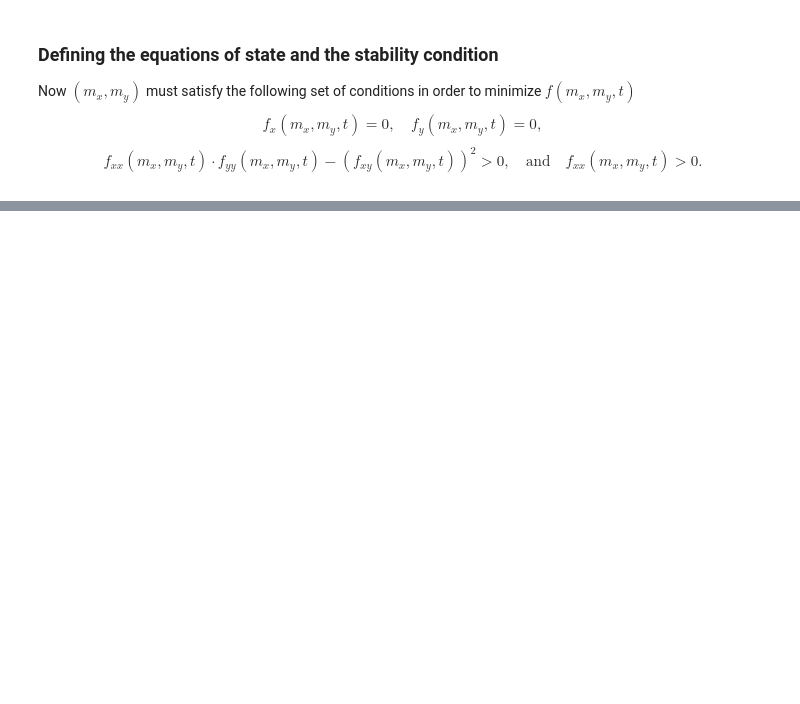
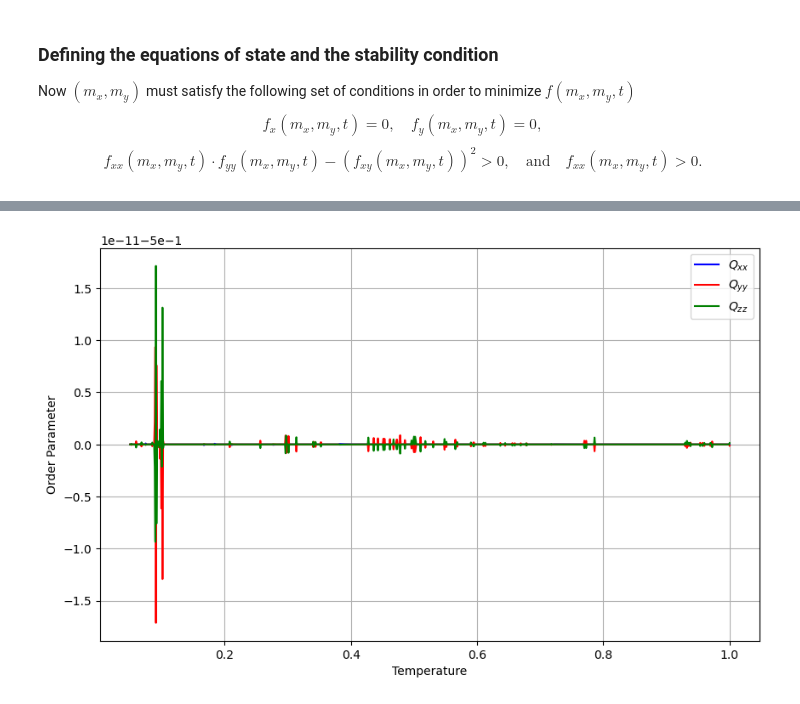
Before and after one commit to Gabrielkrzyzanowski/Master_Research, a Jupyter notebook: Potts_Model.ipynb, the cells around one changed output, grey strips where cells are left out. Cells and saved outputs as stored; diff of their text form; code cells hidden in the pictures; blank space fills up the shorter version.

```diff
--- a/Potts_Model.ipynb
+++ b/Potts_Model.ipynb
@@ -138,0 +297,72 @@ plt.show()
+# %%
+def stability_condition3(Q_xx, Q_yy, Q_zz, T):
+    # Compute second derivatives
+    fxx = f_xx(Q_xx, Q_yy, Q_zz, T)
+    fyy = f_yy(Q_xx, Q_yy, Q_zz, T)
+    fzz = f_zz(Q_xx, Q_yy, Q_zz, T)
+    fxy = f_xy(Q_xx, Q_yy, Q_zz, T)
+    fxz = f_xz(Q_xx, Q_yy, Q_zz, T)
+    fyz = f_yz(Q_xx, Q_yy, Q_zz, T)
+
+    # First condition
+    cond1 = fxx > 0
+
+    # Second condition (2x2 determinant)
+    cond2 = fxx * fyy - fxy ** 2 > 0
+
+    # Third condition (3x3 determinant)
+    det3x3 = (fxx * (fyy * fzz - fyz ** 2)
+              - fxy * (fxy * fzz - fyz * fxz)
+              + fxz * (fxy * fyz - fyy * fxz))
+    cond3 = det3x3 > 0
+
+    # Return the final stability condition
+    return cond1 and cond2 and cond3
+
+
+# Solve for a range of temperatures
+T_vals = np.linspace(0.05, 1, 1000)
+Q_xx= []
+Q_yy= []
+Q_zz= []
+
+for t in T_vals:
+    sol = fsolve(lambda Q: [f_x(Q, t), f_y(Q, t), f_z(Q, t)], [0.6, 0.3, 0.3])  # Initial guess [0, 0]
+    Q_xx.append(sol[0])
+    Q_yy.append(sol[1])
+    Q_zz.append(sol[2])
+
+
+Q_xx_stable=[]
+Q_yy_stable=[]
+Q_zz_stable=[]
+T_stable=[]
+
+for i in range(len(T_vals)):
+    if stability_condition3(Q_xx[i],Q_yy[i],Q_zz[i],T_vals[i]):
+        Q_xx_stable.append(Q_xx[i])
+        Q_yy_stable.append(Q_yy[i])
+        Q_zz_stable.append(Q_zz[i])
+        T_stable.append(T_vals[i])
+
+
+# Plot
+fig3=plt.figure(figsize=(10, 6))
+
+plt.plot(T_stable, Q_xx_stable, label=r'$Q_{xx}$', color='blue')
+plt.plot(T_stable, Q_yy_stable, label=r'$Q_{yy}$', color='red')
+plt.plot(T_stable, Q_zz_stable, label=r'$Q_{zz}$', color='green')
+
+
+#plt.plot(T_vals, Q_xx, label=r'$Q_{xx}$', color='blue')
+#plt.plot(T_vals, Q_yy, label=r'$Q_{yy}$', color='red')
+#plt.plot(T_vals, Q_zz, label=r'$Q_{zz}$', color='green')
+
+
+plt.xlabel('Temperature')
+plt.ylabel('Order Parameter')
+plt.legend()
+plt.grid(True)
+plt.show()
+# %% [output]
+[figure, added]
```
Also changed, not shown: parts of 15 cells of this notebook.
